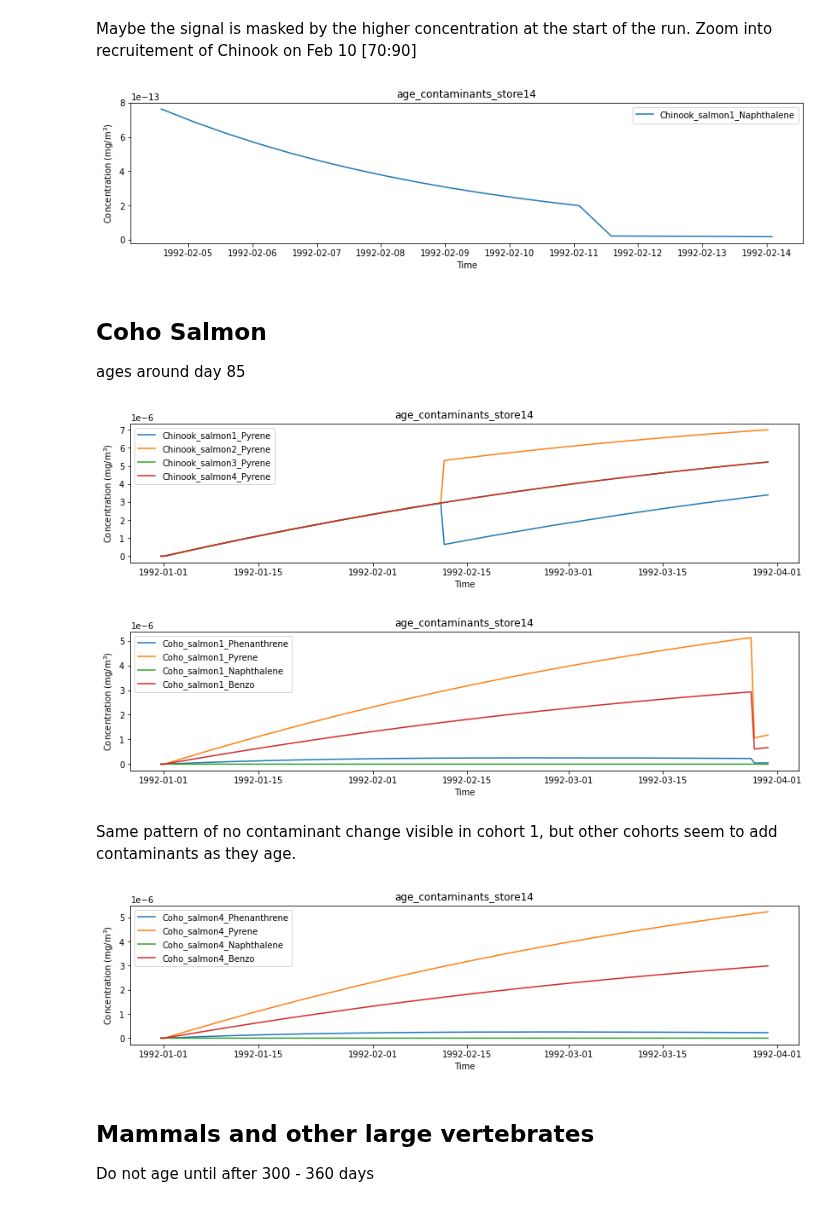
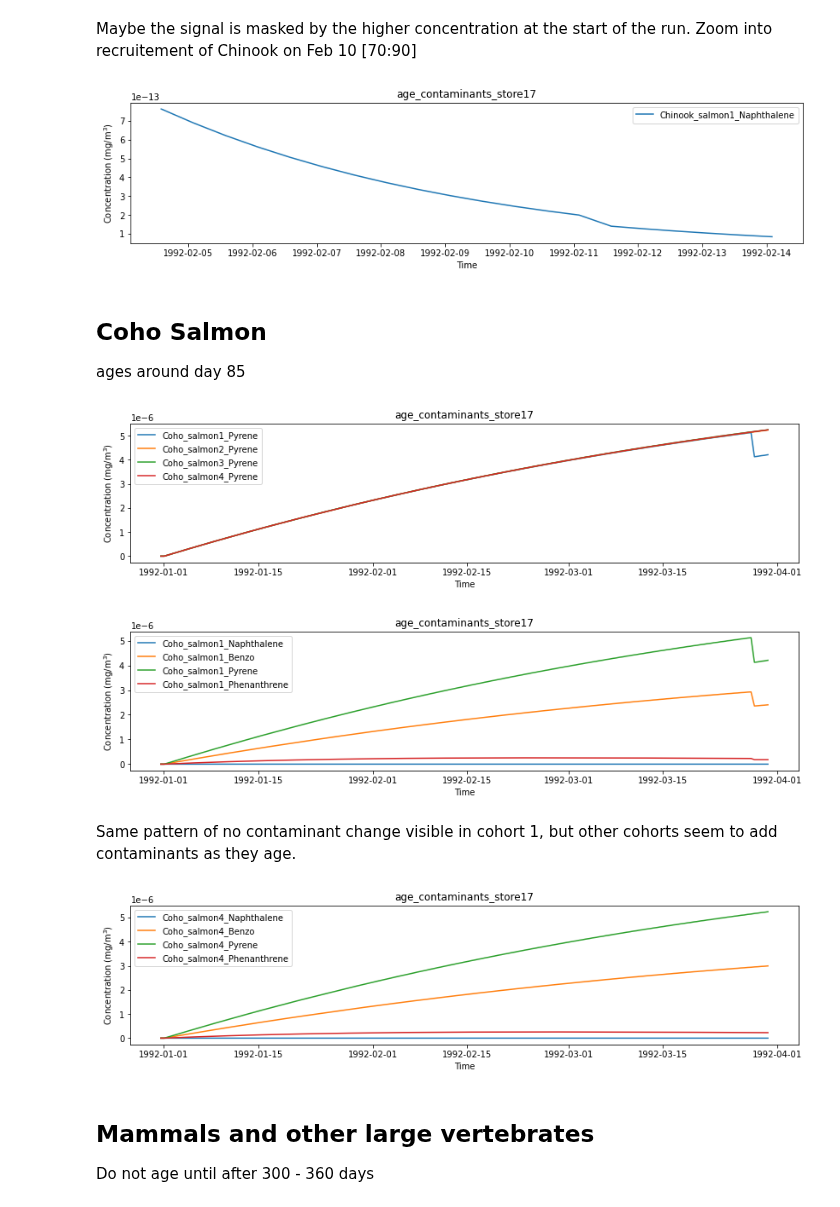
Before and after one commit to SS-Atlantis/analysis-raisha, a Jupyter notebook: notebooks/SSAM-debug-age-structured.ipynb, the cells around one changed output. Saved outputs shown, nothing was run; the diff lists cells and outputs as text; code cells hidden in the pictures.

```diff
--- a/notebooks/SSAM-debug-age-structured.ipynb
+++ b/notebooks/SSAM-debug-age-structured.ipynb
@@ -46,7 +46,7 @@ time = np.ma.filled(control.variables['t'], np.nan)
 # %%
 # Read in salish sea atlantis output files.
 scenario_root = Path('/ocean/rlovindeer/MOAD/analysis-raisha/SSmodel_outputs/Tests/')
-scenario_paths = sorted([p for p in scenario_root.glob('age_contaminants_store14/outputSalishSea.nc')])
+scenario_paths = sorted([p for p in scenario_root.glob('age_contaminants_store17/outputSalishSea.nc')])
 scenario_datasets = [xr.open_dataset(scen,decode_cf=True) for scen in scenario_paths]
 # %%
 scenario_paths
@@ -196,24 +190,24 @@ for scenario, path in zip(scenario_datasets, scenario_paths):
     ax.set_xlabel('Time')
     ax.set_title(nm)
 # %% [output]
-[figure, old version]
+[figure, new version]
 # %% [markdown]
 ## Coho Salmon
 ages around day 85
 # %%
 new_group = {}
-for cohort in range (1, groups.cohorts['Chinook_salmon']):
-    new_group['Chinook_salmon'+str(cohort)+'_Pyrene']= 'Chinook_salmon'+str(cohort)+'_Pyrene'
+for cohort in range (1, groups.cohorts['Coho_salmon']):
+    new_group['Coho_salmon'+str(cohort)+'_Pyrene']= 'Coho_salmon'+str(cohort)+'_Pyrene'
 plot_group_conc(new_group, scenario_datasets, scenario_paths)
 # %% [output]
-[figure, old version]
+[figure, new version]
 # %%
 new_group = {}
 for pah in groups.pahs:
     new_group['Coho_salmon1_'+pah]= 'Coho_salmon1_'+pah
 plot_group_conc(new_group, scenario_datasets, scenario_paths)
 # %% [output]
-[figure, old version]
+[figure, new version]
 # %% [markdown]
 Same pattern of no contaminant change visible in cohort 1, but other cohorts seem to add contaminants as they age.
 # %%
@@ -222,7 +216,7 @@ for pah in groups.pahs:
     new_group['Coho_salmon4_'+pah]= 'Coho_salmon4_'+pah
 plot_group_conc_box(new_group, scenario_datasets, scenario_paths, 1)
 # %% [output]
-[figure, old version]
+[figure, new version]
 # %% [markdown]
 ## Mammals and other large vertebrates
 Do not age until after 300 - 360 days
```
Also changed, not shown: parts of 8 cells of this notebook.
